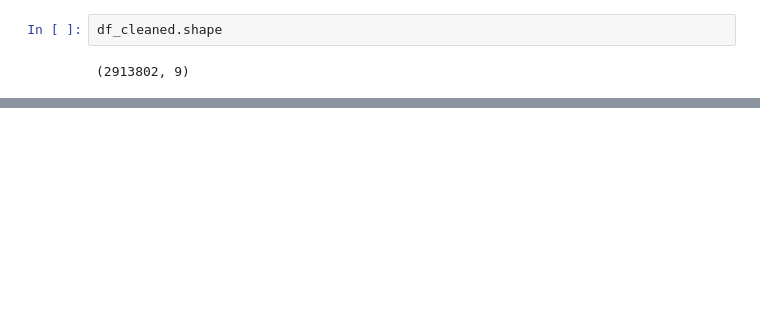
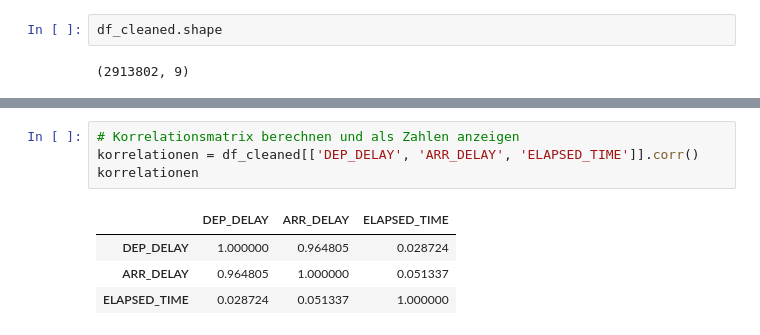
Before and after one commit to adflix/flight-delay-analysis, a Jupyter notebook: notebooks/flight_delay_analysis.ipynb, the cells around one changed output, grey strips where cells are left out. Drawn from its saved outputs; the diff is of its cells as text; blank space fills up the shorter version.

Commit message:
Korrelationen berechnet und interpretiert

```diff
--- a/notebooks/flight_delay_analysis.ipynb
+++ b/notebooks/flight_delay_analysis.ipynb
@@ -118,0 +147,9 @@ df_cleaned.shape
+# %%
+# Korrelationsmatrix berechnen und als Zahlen anzeigen
+korrelationen = df_cleaned[['DEP_DELAY', 'ARR_DELAY', 'ELAPSED_TIME']].corr()
+korrelationen
+# %% [output]
+|  | DEP_DELAY | ARR_DELAY | ELAPSED_TIME |
+| DEP_DELAY | 1.000000 | 0.964805 | 0.028724 |
+| ARR_DELAY | 0.964805 | 1.000000 | 0.051337 |
+| ELAPSED_TIME | 0.028724 | 0.051337 | 1.000000 |
```
Also changed, not shown: parts of 8 cells of this notebook.
